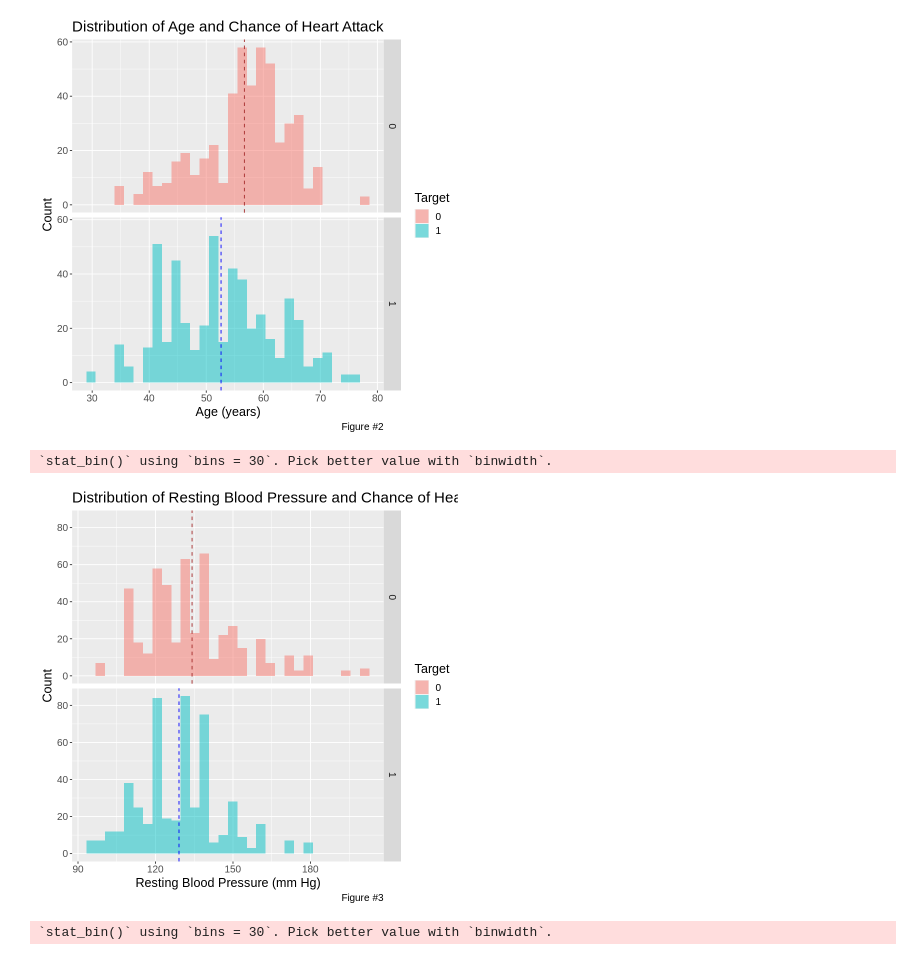
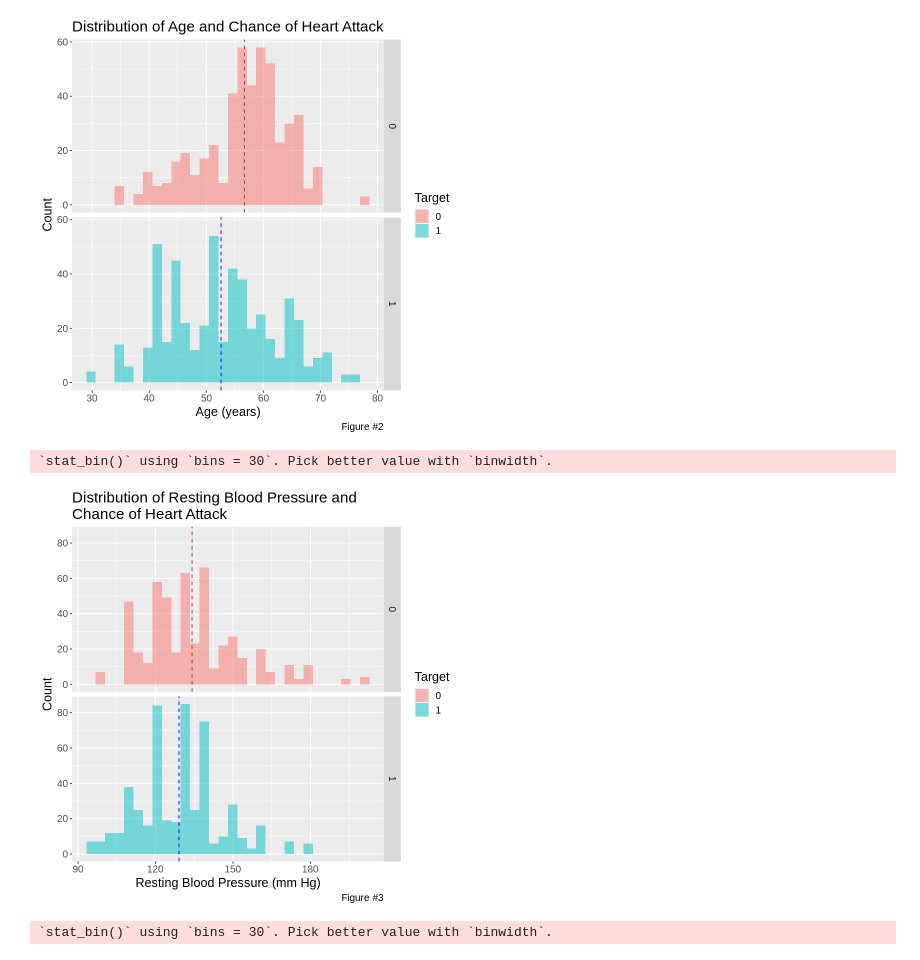
Before and after one commit to carriexu26/DSCI-Group-Project, a Jupyter notebook: heart_disease.ipynb, the cells around one changed output. Cells and saved outputs as stored; diff of their text form; code cells hidden in the pictures.

```diff
--- a/heart_disease.ipynb
+++ b/heart_disease.ipynb
@@ -172,18 +190,18 @@ age_plot
 # %%
 trestbps_plot <- ggplot(heart_data_clean, aes(x = trestbps, fill = target)) +
     geom_histogram(alpha = 0.5, position = "identity") +
     geom_vline(data = filter(heart_data_clean, target == 0), aes(xintercept = mean(filter(heart_data_clean,  target == 0)$trestbps)),
              color = "brown", linetype = "dashed") +
     geom_vline(data = filter(heart_data_clean, target == 1), aes(xintercept = mean(filter(heart_data_clean,  target == 1)$trestbps)),
              color = "blue", linetype = "dashed") +
     facet_grid(rows = vars(target)) +
     labs(x = "Resting Blood Pressure (mm Hg)", y="Count", fill = "Target", caption = "Figure #3") +
-    ggtitle("Distribution of Resting Blood Pressure and Chance of Heart Attack") +
+    ggtitle("Distribution of Resting Blood Pressure and \nChance of Heart Attack") +
     theme(text = element_text(size = 15))
 trestbps_plot
 # %% [output]
 `stat_bin()` using `bins = 30`. Pick better value with `binwidth`.
-[figure, old version]
+[figure, new version]
 # %%
 chol_plot <- ggplot(heart_data_clean, aes(x = chol, fill = target)) +
     geom_histogram(alpha = 0.5, position = "identity") +
```
Also changed, not shown: parts of 2 cells of this notebook.
